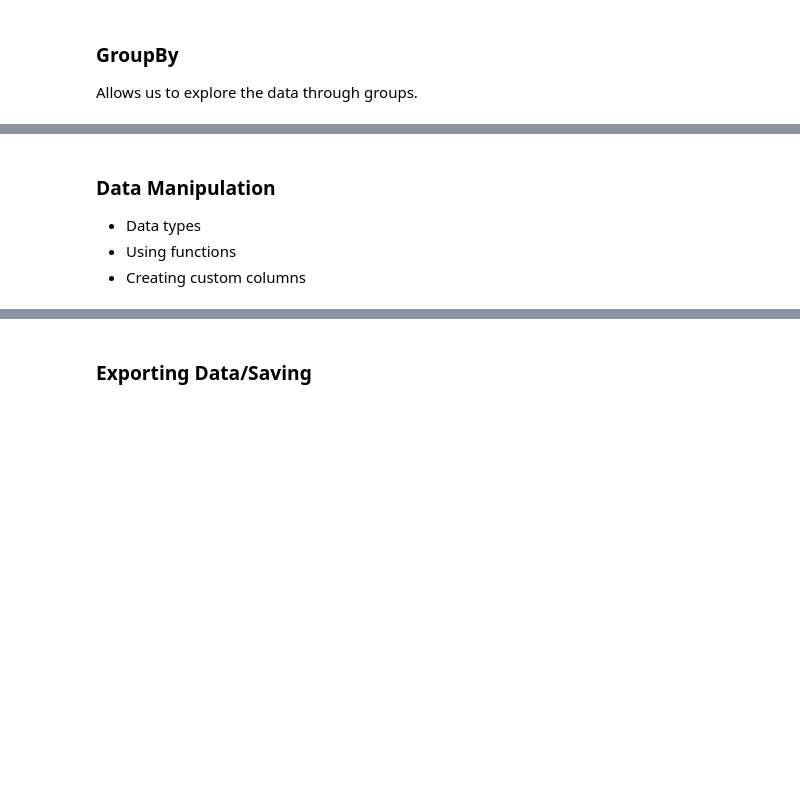
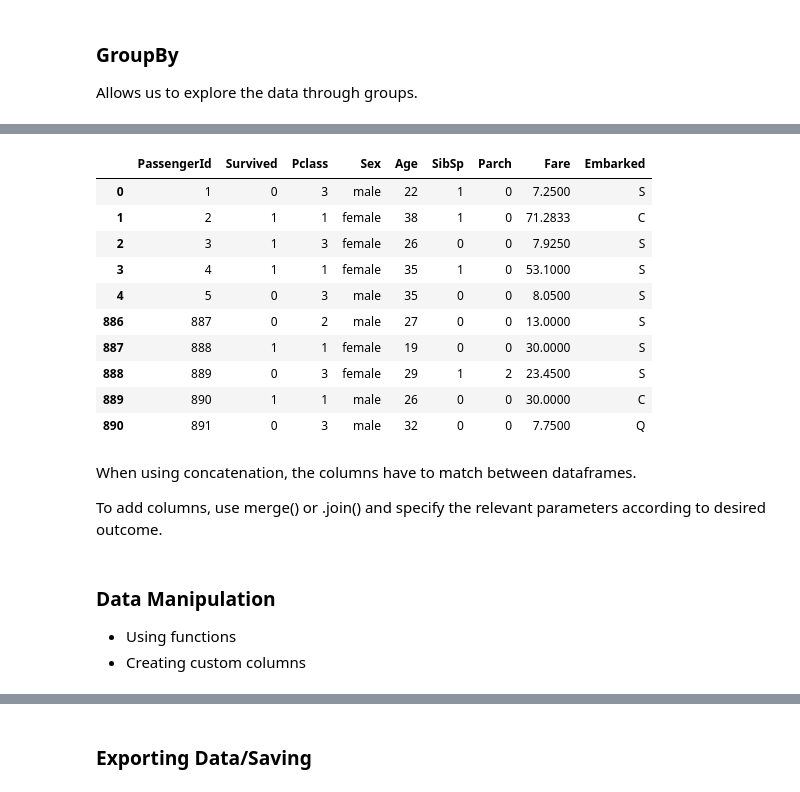
Before and after one commit to zeyadkelani/AI-DataScience-FEPS-Spring2023, a Jupyter notebook: Week 5/TA/Intro to NumPy and Pandas.ipynb, the cells around one changed output, grey strips where cells are left out. Cells and saved outputs as stored; diff of their text form; code cells hidden in the pictures; blank space fills up the shorter version.

```diff
--- a/Week 5/TA/Intro to NumPy and Pandas.ipynb
+++ b/Week 5/TA/Intro to NumPy and Pandas.ipynb
@@ -899,0 +902,4 @@ memory usage: 69.5+ KB
+# %%
+df['PassengerId'] = df['PassengerId'].astype(str)
+df['Pclass'] = df['Pclass'].astype(str)  #Note this for later!
+df['Age'] = df['Age'].astype(int)
@@ -905,5 +975,27 @@ Allows us to explore the data through groups.
+# %%
+first5 = df.head()
+last5 = df.tail()
+combined = pd.concat([first5,last5], axis = 0)
+# %%
+combined
+# %% [output]
+|  | PassengerId | Survived | Pclass | Sex | Age | SibSp | Parch | Fare | Embarked |
+| 0 | 1 | 0 | 3 | male | 22 | 1 | 0 | 7.2500 | S |
+| 1 | 2 | 1 | 1 | female | 38 | 1 | 0 | 71.2833 | C |
+| 2 | 3 | 1 | 3 | female | 26 | 0 | 0 | 7.9250 | S |
+| 3 | 4 | 1 | 1 | female | 35 | 1 | 0 | 53.1000 | S |
+| 4 | 5 | 0 | 3 | male | 35 | 0 | 0 | 8.0500 | S |
+| 886 | 887 | 0 | 2 | male | 27 | 0 | 0 | 13.0000 | S |
+| 887 | 888 | 1 | 1 | female | 19 | 0 | 0 | 30.0000 | S |
+| 888 | 889 | 0 | 3 | female | 29 | 1 | 2 | 23.4500 | S |
+| 889 | 890 | 1 | 1 | male | 26 | 0 | 0 | 30.0000 | C |
+| 890 | 891 | 0 | 3 | male | 32 | 0 | 0 | 7.7500 | Q |
+# %% [markdown]
+When using concatenation, the columns have to match between dataframes.
+
+To add columns, use merge() or .join() and specify the relevant parameters according to desired outcome.
 # %% [markdown]
 ### Data Manipulation
-* Data types
+
 * Using functions
 * Creating custom columns
```
Also changed, not shown: parts of 22 cells of this notebook.
